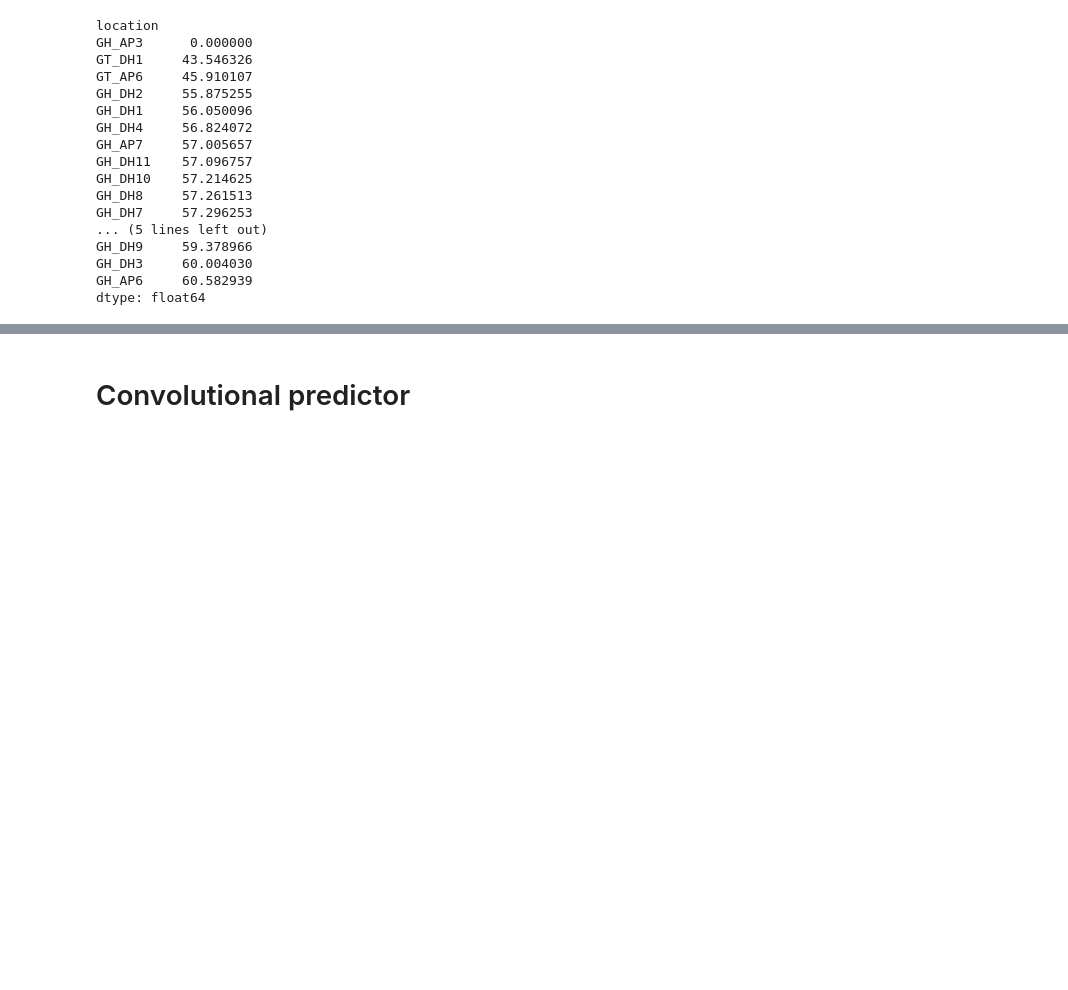
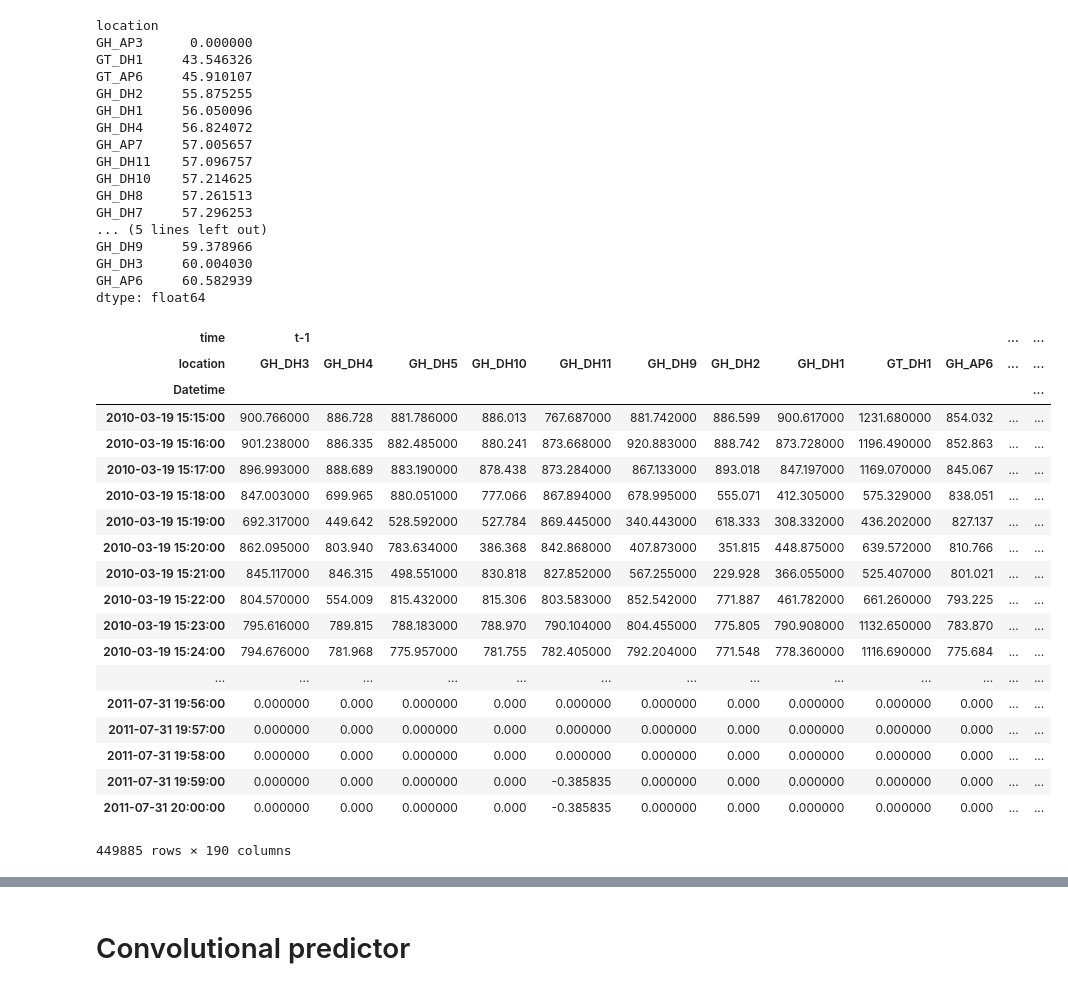
Before and after one commit to albertotb/solar, a Jupyter notebook: notebooks/train_model-Conv.ipynb, the cells around one changed output, grey strips where cells are left out. Cells and saved outputs as stored; diff of their text form; code cells hidden in the pictures; blank space fills up the shorter version.

```diff
--- a/notebooks/train_model-Conv.ipynb
+++ b/notebooks/train_model-Conv.ipynb
@@ -82,3 +82,26 @@ GH_DH9     59.378966
 GH_DH3     60.004030
 GH_AP6     60.582939
 dtype: float64
+# %%
+X_train[ ['t-'+str(i+1) for i in range(10)] ]
+# %% [output]
+| time | t-1 |  |  |  |  |  |  |  |  |  | ... | ... |
+| location | GH_DH3 | GH_DH4 | GH_DH5 | GH_DH10 | GH_DH11 | GH_DH9 | GH_DH2 | GH_DH1 | GT_DH1 | GH_AP6 | ... | ... |
+| Datetime |  |  |  |  |  |  |  |  |  |  |  | ... |
+| 2010-03-19 15:15:00 | 900.766000 | 886.728 | 881.786000 | 886.013 | 767.687000 | 881.742000 | 886.599 | 900.617000 | 1231.680000 | 854.032 | ... | ... |
+| 2010-03-19 15:16:00 | 901.238000 | 886.335 | 882.485000 | 880.241 | 873.668000 | 920.883000 | 888.742 | 873.728000 | 1196.490000 | 852.863 | ... | ... |
+| 2010-03-19 15:17:00 | 896.993000 | 888.689 | 883.190000 | 878.438 | 873.284000 | 867.133000 | 893.018 | 847.197000 | 1169.070000 | 845.067 | ... | ... |
+| 2010-03-19 15:18:00 | 847.003000 | 699.965 | 880.051000 | 777.066 | 867.894000 | 678.995000 | 555.071 | 412.305000 | 575.329000 | 838.051 | ... | ... |
+| 2010-03-19 15:19:00 | 692.317000 | 449.642 | 528.592000 | 527.784 | 869.445000 | 340.443000 | 618.333 | 308.332000 | 436.202000 | 827.137 | ... | ... |
+| 2010-03-19 15:20:00 | 862.095000 | 803.940 | 783.634000 | 386.368 | 842.868000 | 407.873000 | 351.815 | 448.875000 | 639.572000 | 810.766 | ... | ... |
+| 2010-03-19 15:21:00 | 845.117000 | 846.315 | 498.551000 | 830.818 | 827.852000 | 567.255000 | 229.928 | 366.055000 | 525.407000 | 801.021 | ... | ... |
+| 2010-03-19 15:22:00 | 804.570000 | 554.009 | 815.432000 | 815.306 | 803.583000 | 852.542000 | 771.887 | 461.782000 | 661.260000 | 793.225 | ... | ... |
+| 2010-03-19 15:23:00 | 795.616000 | 789.815 | 788.183000 | 788.970 | 790.104000 | 804.455000 | 775.805 | 790.908000 | 1132.650000 | 783.870 | ... | ... |
+| 2010-03-19 15:24:00 | 794.676000 | 781.968 | 775.957000 | 781.755 | 782.405000 | 792.204000 | 771.548 | 778.360000 | 1116.690000 | 775.684 | ... | ... |
+| ... | ... | ... | ... | ... | ... | ... | ... | ... | ... | ... | ... | ... |
+| 2011-07-31 19:56:00 | 0.000000 | 0.000 | 0.000000 | 0.000 | 0.000000 | 0.000000 | 0.000 | 0.000000 | 0.000000 | 0.000 | ... | ... |
+| 2011-07-31 19:57:00 | 0.000000 | 0.000 | 0.000000 | 0.000 | 0.000000 | 0.000000 | 0.000 | 0.000000 | 0.000000 | 0.000 | ... | ... |
+| 2011-07-31 19:58:00 | 0.000000 | 0.000 | 0.000000 | 0.000 | 0.000000 | 0.000000 | 0.000 | 0.000000 | 0.000000 | 0.000 | ... | ... |
+| 2011-07-31 19:59:00 | 0.000000 | 0.000 | 0.000000 | 0.000 | -0.385835 | 0.000000 | 0.000 | 0.000000 | 0.000000 | 0.000 | ... | ... |
+| 2011-07-31 20:00:00 | 0.000000 | 0.000 | 0.000000 | 0.000 | -0.385835 | 0.000000 | 0.000 | 0.000000 | 0.000000 | 0.000 | ... | ... |
+449885 rows × 190 columns
```
Also changed, not shown: parts of 2 cells of this notebook.
